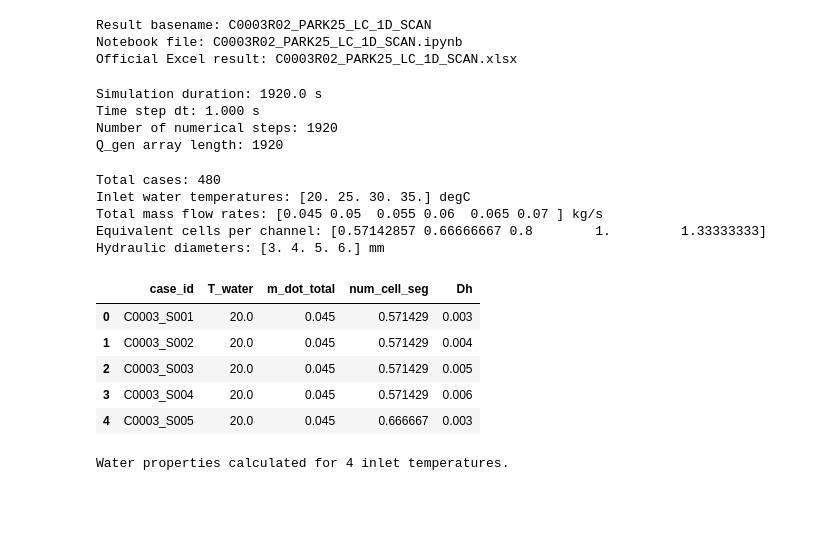
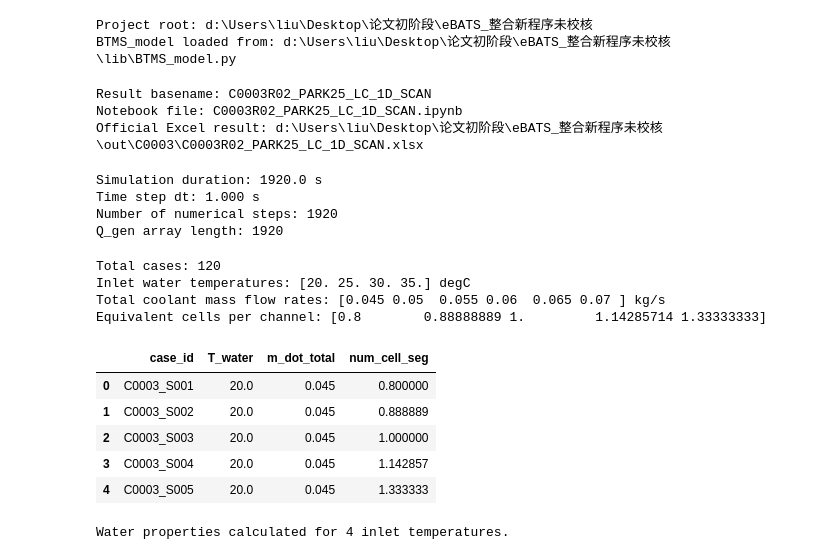
Before and after one commit to sxwd4ever/eBATS, a Jupyter notebook: cases/C0003/C0003R02_PARK25_LC_1D_SCAN.ipynb, the cells around one changed output. Saved outputs shown, nothing was run; the diff lists cells and outputs as text; code cells hidden in the pictures; blank space fills up the shorter version.

```diff
--- a/cases/C0003/C0003R02_PARK25_LC_1D_SCAN.ipynb
+++ b/cases/C0003/C0003R02_PARK25_LC_1D_SCAN.ipynb
@@ -1,28 +1,37 @@
 # %%
-# import packages and BTMS_model
+# import packages and the shared BTMS_model solver
 
 import os
 import sys
 import io
 import contextlib
 import itertools
+import importlib
+
 import numpy as np
 import pandas as pd
+import CoolProp.CoolProp as CP
 
 from openpyxl import load_workbook
 from openpyxl.styles import Font, Alignment, Border, Side
 from openpyxl.utils import get_column_letter
 
 PROJECT_ROOT = os.path.abspath("../..")
-sys.path.append(PROJECT_ROOT)
+
+if PROJECT_ROOT not in sys.path:
+    sys.path.insert(0, PROJECT_ROOT)
 
 import lib.BTMS_model as BTMS_model
-import CoolProp.CoolProp as CP
+
+BTMS_model = importlib.reload(BTMS_model)
+
+print(f'Project root: {PROJECT_ROOT}')
+print(f'BTMS_model loaded from: {BTMS_model.__file__}')
+# %% [output]
+Project root: d:\Users\liu\Desktop\论文初阶段\eBATS_整合新程序未校核
+BTMS_model loaded from: d:\Users\liu\Desktop\论文初阶段\eBATS_整合新程序未校核\lib\BTMS_model.py
 # %%
 # result-file naming configuration
-# User-selected filename convention:
-# [RESULTID]_[SCN]_[BTMS]_[MODEL]_[TASK].[ext]
-# This notebook is for Park liquid-cooling parameter scanning using the 1D model.
 
 CASE_ID = 'C0003'
 REVISION = 'R02'
@@ -32,22 +41,23 @@ SCENARIO_CODE = 'PARK25'
 BTMS_CODE = 'LC'
 MODEL_CODE = '1D'
 TASK_CODE = 'SCAN'
-# This scan varies m_dot, T_water_in, hydraulic diameter Dh, and num_cell_seg.
-# The task suffix SCAN is intentionally included here to match the selected
-# notebook/result naming: C0003R02_PARK25_LC_1D_SCAN.*
+
 RESULT_BASENAME = f'{RESULT_ID}_{SCENARIO_CODE}_{BTMS_CODE}_{MODEL_CODE}_{TASK_CODE}'
 NOTEBOOK_NAME = f'{RESULT_BASENAME}.ipynb'
-OUTPUT_DIR = os.path.join(os.getcwd(), 'data_results')
+RESULT_XLSX_NAME = f'{RESULT_BASENAME}.xlsx'
 
-RESULT_XLSX_NAME = f'{RESULT_BASENAME}.xlsx'
+OUTPUT_DIR = os.path.join(PROJECT_ROOT, 'out', CASE_ID)
+os.makedirs(OUTPUT_DIR, exist_ok=True)
+
+RESULT_XLSX_PATH = os.path.join(OUTPUT_DIR, RESULT_XLSX_NAME)
 
 print(f'Result basename: {RESULT_BASENAME}')
 print(f'Notebook file: {NOTEBOOK_NAME}')
-print(f'Official Excel result: {RESULT_XLSX_NAME}')
+print(f'Official Excel result: {RESULT_XLSX_PATH}')
 # %% [output]
 Result basename: C0003R02_PARK25_LC_1D_SCAN
 Notebook file: C0003R02_PARK25_LC_1D_SCAN.ipynb
-Official Excel result: C0003R02_PARK25_LC_1D_SCAN.xlsx
+Official Excel result: d:\Users\liu\Desktop\论文初阶段\eBATS_整合新程序未校核\out\C0003\C0003R02_PARK25_LC_1D_SCAN.xlsx
 # %%
 # read Qbat(W) from the data file
 
@@ -254,22 +254,24 @@ def build_scan_cases(
     T_water_list,
     m_dot_total_list,
     num_cell_seg_list,
-    Dh_list,
 ):
-    """Build all parameter combinations and assign subcase IDs under CASE_ID."""
+    """
+    Build all combinations of coolant inlet temperature,
+    total coolant mass flow rate, and equivalent cells
+    represented by one parallel channel.
+    """
+
     cases = []
 
     for case_count, (
         T_water,
         m_dot_total,
         num_cell_seg,
-        Dh,
     ) in enumerate(
         itertools.product(
             T_water_list,
             m_dot_total_list,
             num_cell_seg_list,
-            Dh_list,
         ),
         start=1,
     ):
@@ -278,50 +280,46 @@ def build_scan_cases(
             'T_water': float(T_water),
             'm_dot_total': float(m_dot_total),
             'num_cell_seg': float(num_cell_seg),
-            'Dh': float(Dh),
         })
 
     return cases, pd.DataFrame(cases)
 
 
 scan_cases, scan_cases_df = build_scan_cases(
     T_water_list,
     m_dot_total_list,
     num_cell_seg_list,
-    Dh_list,
 )
 
 print(f'Total cases: {len(scan_cases)}')
+
 print(
     'Inlet water temperatures: '
     f'{scan_cases_df["T_water"].drop_duplicates().to_numpy()} degC'
 )
+
 print(
-    'Total mass flow rates: '
+    'Total coolant mass flow rates: '
     f'{scan_cases_df["m_dot_total"].drop_duplicates().to_numpy()} kg/s'
 )
+
 print(
     'Equivalent cells per channel: '
     f'{scan_cases_df["num_cell_seg"].drop_duplicates().to_numpy()}'
 )
-print(
-    'Hydraulic diameters: '
-    f'{scan_cases_df["Dh"].drop_duplicates().to_numpy() * 1e3} mm'
-)
 
 scan_cases_df.head()
 # %% [output]
-Total cases: 480
+Total cases: 120
 Inlet water temperatures: [20. 25. 30. 35.] degC
-Total mass flow rates: [0.045 0.05  0.055 0.06  0.065 0.07 ] kg/s
-Equivalent cells per channel: [0.57142857 0.66666667 0.8        1.         1.33333333]
-Hydraulic diameters: [3. 4. 5. 6.] mm
+Total coolant mass flow rates: [0.045 0.05  0.055 0.06  0.065 0.07 ] kg/s
+Equivalent cells per channel: [0.8        0.88888889 1.         1.14285714 1.33333333]
-|  | case_id | T_water | m_dot_total | num_cell_seg | Dh |
-| 0 | C0003_S001 | 20.0 | 0.045 | 0.571429 | 0.003 |
-| 1 | C0003_S002 | 20.0 | 0.045 | 0.571429 | 0.004 |
-| 2 | C0003_S003 | 20.0 | 0.045 | 0.571429 | 0.005 |
-| 3 | C0003_S004 | 20.0 | 0.045 | 0.571429 | 0.006 |
-| 4 | C0003_S005 | 20.0 | 0.045 | 0.666667 | 0.003 |
+|  | case_id | T_water | m_dot_total | num_cell_seg |
+| 0 | C0003_S001 | 20.0 | 0.045 | 0.800000 |
+| 1 | C0003_S002 | 20.0 | 0.045 | 0.888889 |
+| 2 | C0003_S003 | 20.0 | 0.045 | 1.000000 |
+| 3 | C0003_S004 | 20.0 | 0.045 | 1.142857 |
+| 4 | C0003_S005 | 20.0 | 0.045 | 1.333333 |
 # %%
 # calculate water properties once for each inlet water temperature
 
```
Also changed, not shown: parts of 4 cells of this notebook, 8 other files.
